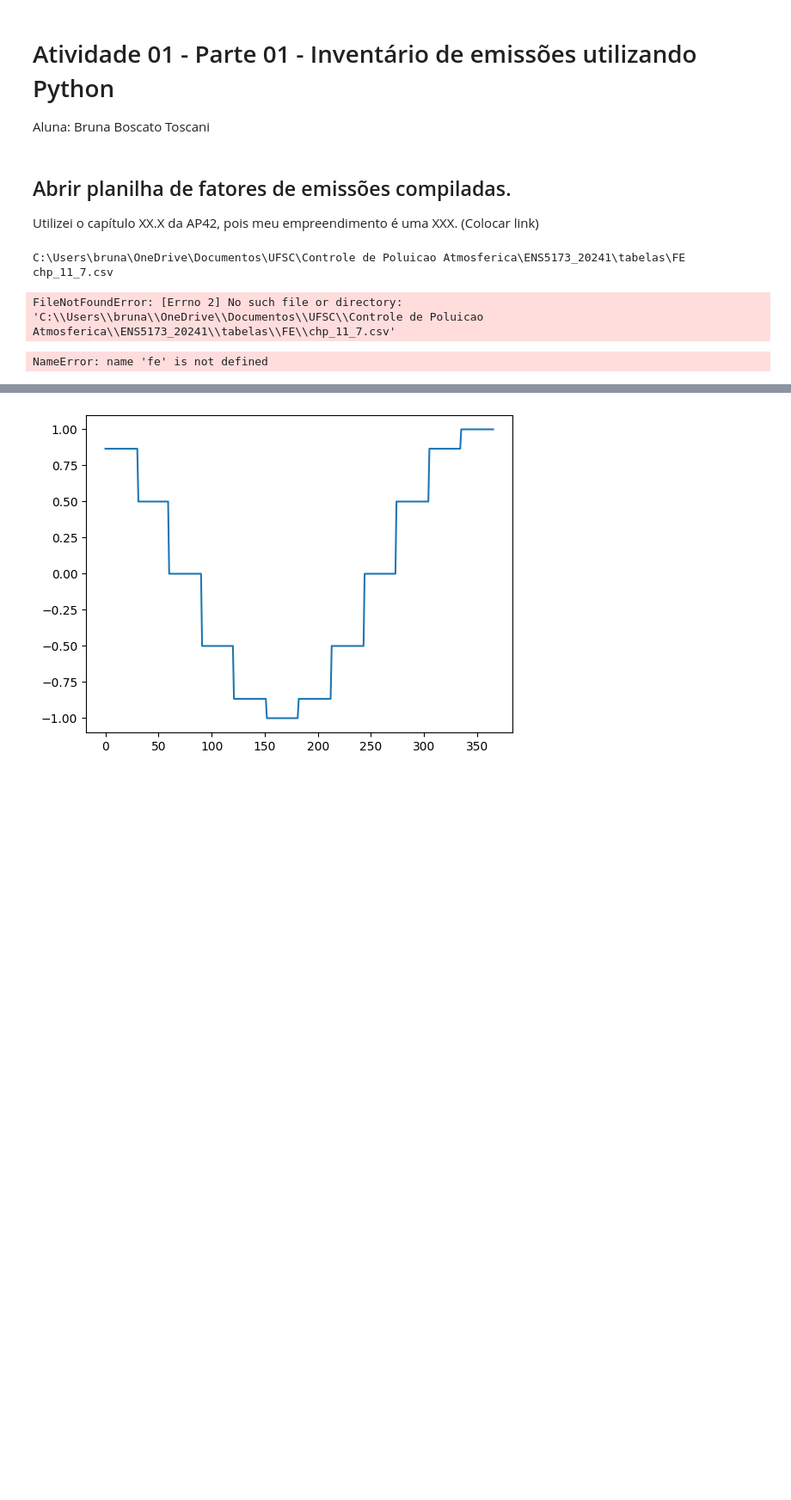
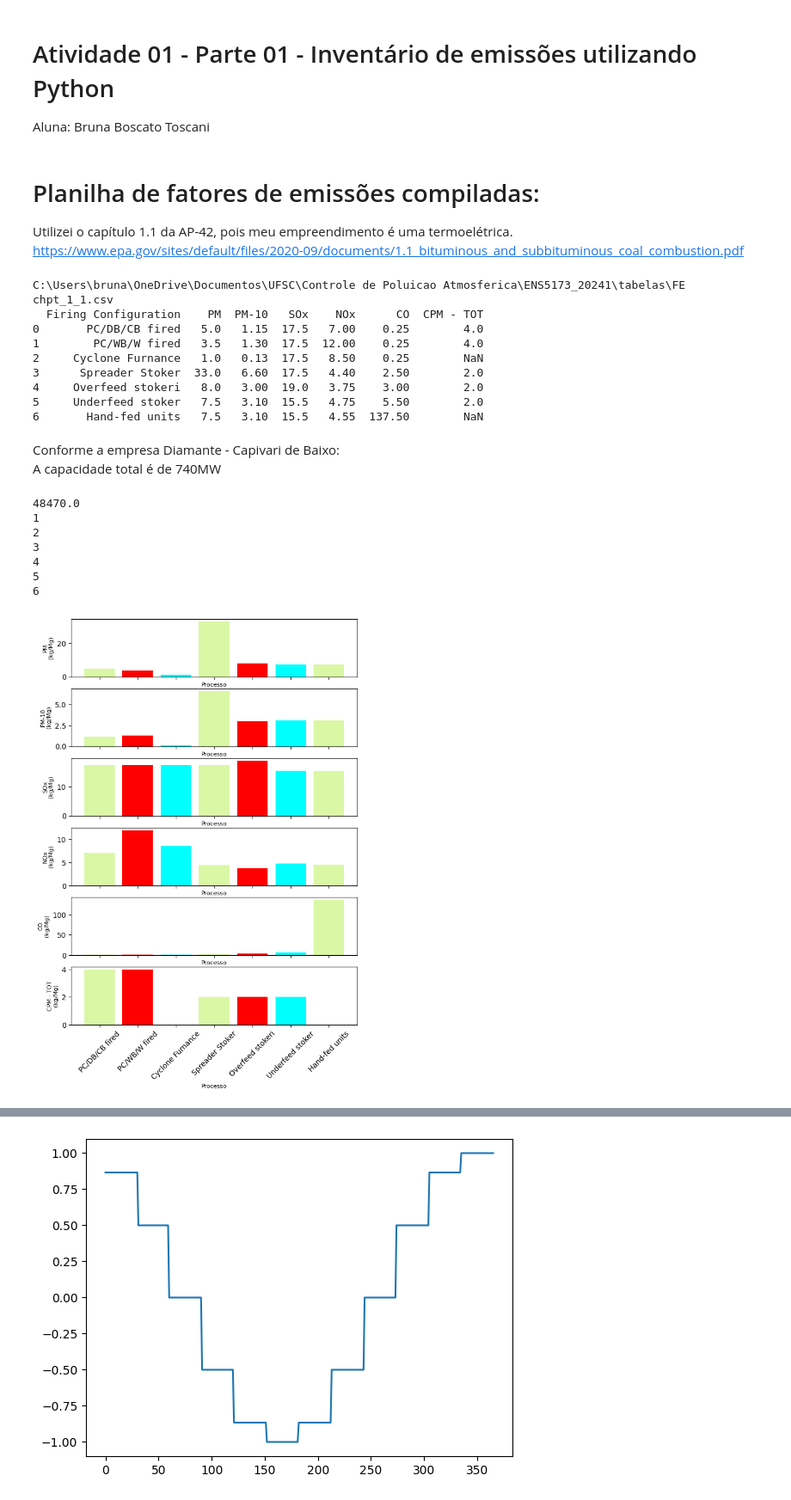
Before and after one commit to brunaboscato/ENS5173_20241, a Jupyter notebook: Atividade01_01.ipynb, the cells around one changed output, grey strips where cells are left out. Shown at 86% size. Saved outputs shown, nothing was run; the diff lists cells and outputs as text; code cells hidden in the pictures; blank space fills up the shorter version.

```diff
--- a/Atividade01_01.ipynb
+++ b/Atividade01_01.ipynb
@@ -3,11 +3,12 @@
 
 Aluna: Bruna Boscato Toscani
 # %% [markdown]
-## Abrir planilha de fatores de emissões compiladas.
-Utilizei o capítulo XX.X da AP42, pois meu empreendimento é uma XXX. (Colocar link)
+# Planilha de fatores de emissões compiladas:
+Utilizei o capítulo 1.1 da AP-42, pois meu empreendimento é uma termoelétrica.
+https://www.epa.gov/sites/default/files/2020-09/documents/1.1_bituminous_and_subbituminous_coal_combustion.pdf
 # %%
 # Utilizando Pandas para abrir a planilha
-import pandas as np
+import pandas as pd
 import os
 
 # Coletando o caminho da pasta que estou
@@ -18,42 +19,58 @@ path = cwd+'\\tabelas\\FE'
 print(path)
 
 # Indicando nome do arquivo
-chapterNumer = 11
-subChapter = 7
-file = 'chp_'+str(chapterNumer)+'_'+str(subChapter)+'.csv'
+chapterNumer = 1
+subChapter = 1
+file = 'chpt_'+str(chapterNumer)+'_'+str(subChapter)+'.csv'
 print(file)
 
 # Abrindo arquivo utilizando o Pandas
-fe = pd.read_csv(path+'\\'+file)
+fe = pd.read_csv(path + '\\'+file)
 print(fe)
 # %% [output]
 C:\Users\bruna\OneDrive\Documentos\UFSC\Controle de Poluicao Atmosferica\ENS5173_20241\tabelas\FE
-chp_11_7.csv
+chpt_1_1.csv
+  Firing Configuration    PM  PM-10   SOx    NOx      CO  CPM - TOT
+0       PC/DB/CB fired   5.0   1.15  17.5   7.00    0.25        4.0
+1        PC/WB/W fired   3.5   1.30  17.5  12.00    0.25        4.0
+2     Cyclone Furnance   1.0   0.13  17.5   8.50    0.25        NaN
+3      Spreader Stoker  33.0   6.60  17.5   4.40    2.50        2.0
+4     Overfeed stokeri   8.0   3.00  19.0   3.75    3.00        2.0
+5     Underfeed stoker   7.5   3.10  15.5   4.75    5.50        2.0
+6       Hand-fed units   7.5   3.10  15.5   4.55  137.50        NaN
-FileNotFoundError: [Errno 2] No such file or directory: 'C:\\Users\\bruna\\OneDrive\\Documentos\\UFSC\\Controle de Poluicao Atmosferica\\ENS5173_20241\\tabelas\\FE\\chp_11_7.csv'
+# %% [markdown]
+Conforme a empresa Diamante - Capivari de Baixo:
+A capacidade total é de 740MW
 # %%
 # Plotando os fatores de emissão
 import matplotlib.pyplot as plt
 
-atv = 1000 # Considerando uma taxa de atividade
+atv = 740 # Taxa de atividade da empresa
 emis = fe['PM']*atv
 
 #Somando dataframe
 print(emis.sum())
 
 # Criando a figura com Matplotlib
-# Subplots com número de linhas igual ao número de poluentes
-# sharex significa compartilhar o eixo x
-fig,ax = plt.subplots(len(fe.columns)-1,1,sharex = True,figsize=(9, 15))
+fig, ax = plt.subplots(len(fe.columns)-1, 1, sharex=True, figsize=(7, 10))
 
 # Loop para preencher o subplot com os gráficos de barra
-for ii in range(1,len(fe.columns)):
+for ii in range(1, len(fe.columns)):
     print(ii)
-    ax[ii-1].bar(fe['Source'],fe.iloc[:,ii],color = ['#DAF7A6','red','cyan'])
+    ax[ii-1].bar(fe['Firing Configuration'], fe.iloc[:,ii], color=['#DAF7A6','red','cyan'])
     ax[ii-1].set_xlabel('Processo', fontsize=8)
-    ax[ii-1].set_ylabel(fe.columns[ii]+'\n(g/kg)', fontsize=8) # Inventei a unidade
+    ax[ii-1].set_ylabel(fe.columns[ii]+'\n(kg/Mg)', fontsize=8)
+    ax[ii-1].tick_params(axis='x', labelrotation=45)  # Define a rotação do rótulo do eixo x
 
-# Salva a figura na pasta figures - criar a pasta antes!!
+# Salva a figura na pasta figures
 fig.savefig(cwd+'\\figures\\barplot_fatorEmiss.png')
 # %% [output]
-NameError: name 'fe' is not defined
+48470.0
+1
+2
+3
+4
+5
+6
+[figure, added]
 # %% [markdown]
```
Also changed, not shown: parts of 6 cells of this notebook.
